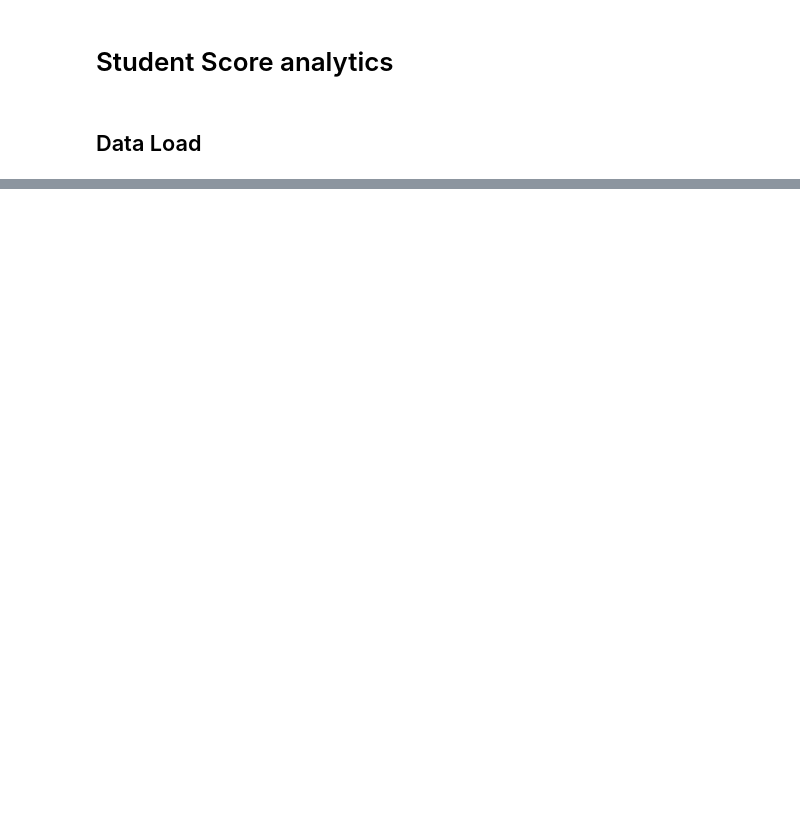
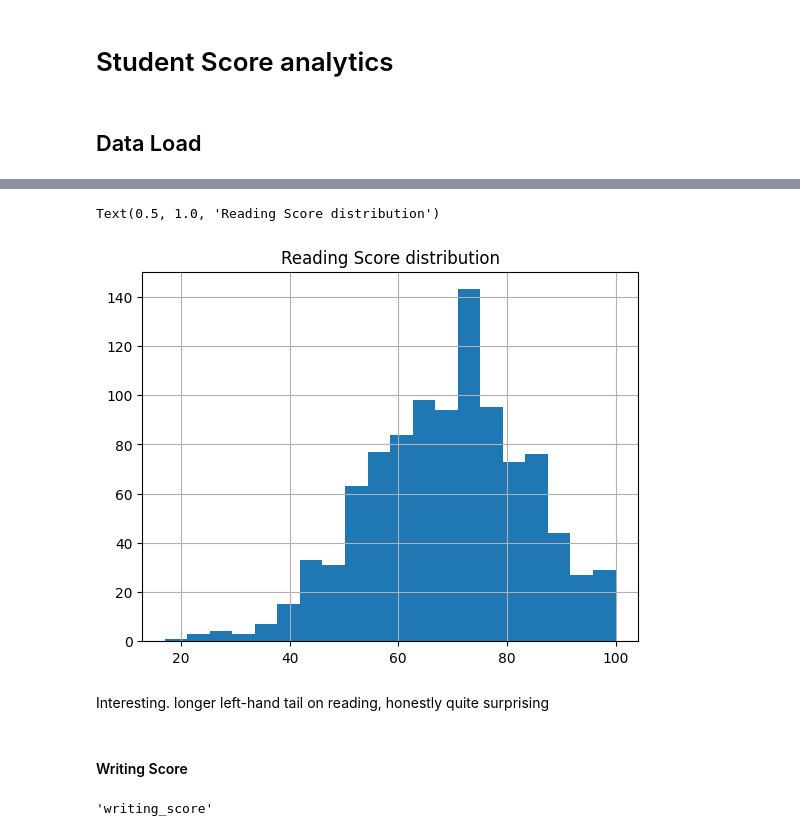
Before and after one commit to unded666/MeshTask, a Jupyter notebook: Student Score Analysis.ipynb, the cells around one changed output, grey strips where cells are left out. Saved outputs shown, nothing was run; the diff lists cells and outputs as text; code cells hidden in the pictures; blank space fills up the shorter version.

```diff
--- a/Student Score Analysis.ipynb
+++ b/Student Score Analysis.ipynb
@@ -17,0 +260,15 @@ ValueError: Excel file format cannot be determined, you must specify an engine m
+# %%
+student_df[feature_of_interest].hist(bins=20)
+plt.title ('Reading Score distribution')
+# %% [output]
+Text(0.5, 1.0, 'Reading Score distribution')
+[figure, added]
+# %% [markdown]
+Interesting. longer left-hand tail on reading, honestly quite surprising
+# %% [markdown]
+#### Writing Score
+# %%
+feature_of_interest = student_df.columns[5]
+feature_of_interest
+# %% [output]
+'writing_score'
```
Also changed, not shown: parts of 68 cells of this notebook, 1 other file.
